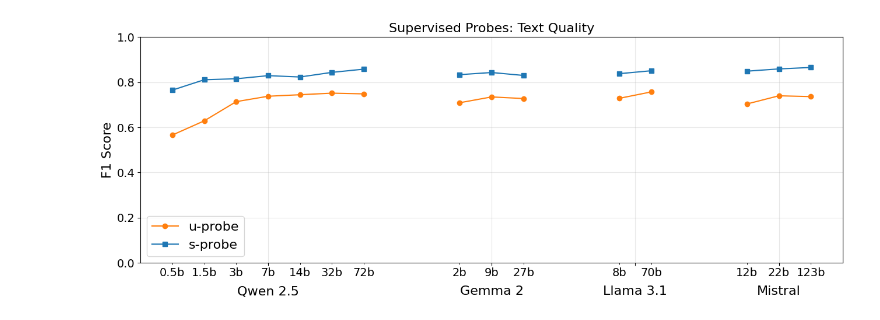
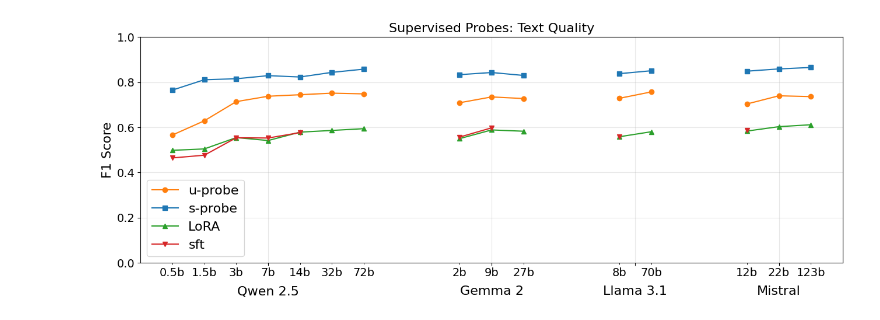
Before and after one commit to maiush/LP-as-a-Judge, a Jupyter notebook: notebooks/s_probe_text_quality.ipynb, the cells around one changed output. Cells and saved outputs as stored; diff of their text form; code cells hidden in the pictures.

Commit message:
add notebooks updating s_probe graphs with finetuning results

```diff
--- a/notebooks/s_probe_text_quality.ipynb
+++ b/notebooks/s_probe_text_quality.ipynb
@@ -25,6 +25,17 @@ probe_u = [df.groupby("model").mean() for df in av_u]
 probe_s = [df.groupby("model").mean() for df in av_s]
 probe_u = sum(probe_u) / len(probe_u)
 probe_s = sum(probe_s) / len(probe_s)
+
+# load finetuning results
+finetuning_results = pd.read_json(f"/workspace/PPairS_results/finetuning_results.jsonl", orient="records", lines=True)
+finetuning_results["model"] = finetuning_results["model"].apply(lambda x: x.replace("-it", ""))
+finetuning_results = finetuning_results[finetuning_results["category"] == "text_quality"].drop(columns=["category"]).reset_index(drop=True)
+models = finetuning_results["model"].unique()
+for model in models:
+    subset = finetuning_results[(finetuning_results["model"] == model) & (finetuning_results["method"] == "full")]
+    if len(subset) == 0:
+        finetuning_results.loc[len(finetuning_results)] = ["full", model, float('nan')]
+finetuning_results = finetuning_results.set_index("model")
 # %%
 # create plot
 fig, ax = plt.subplots(figsize=(13, 5))
@@ -48,36 +59,36 @@ for family, models in families.items():
     s_scores = probe_s.loc[models, "avg_f1"].values
     # plot lines
     ax.plot(xcoords, u_scores, marker="o", label="u-probe" if x_pos == 0 else "", color=colours["u-probe"])
     ax.plot(xcoords, s_scores, marker="s", label="s-probe" if x_pos == 0 else "", color=colours["s-probe"])
     # plot finetuning results
-    # if family == "gemma":
-    #     ax.plot(xcoords, [0.52, 0.59, 0.69], marker="^", label="LoRA", color=colours["lora"])
-    #     ax.plot(xcoords, [0.44, 0.58, 0.64], marker="D", label="SFT", color=colours["sft"])
+    lora_scores = finetuning_results[finetuning_results["method"] == "lora"].loc[models, "f1"].values
+    ax.plot(xcoords, lora_scores, marker="^", label="LoRA" if x_pos == 0 else "", color=colours["lora"])
+    full_scores = finetuning_results[finetuning_results["method"] == "full"].loc[models, "f1"].values
+    ax.plot(xcoords, full_scores, marker="v", label="sft" if x_pos == 0 else "", color=colours["sft"])
     # labels
     xticks.append(x_pos + len(models)/2 - 0.5)
     xlabels.append(family_full[family])
     # add minor ticks for model sizes
     for i, model in enumerate(models):
         minor_xticks.append(x_pos + i)
         size = model.split('-')[-1]
         minor_xticklabels.append(size)
     # update xpos
     x_pos += len(models) + 2 # add gap between families
 # customise plot
 ax.xaxis.remove_overlapping_locs = False
 ax.set_xticks(xticks)
 ax.set_xticklabels(xlabels, fontsize=16, y=-0.075)
 ax.set_xticks(minor_xticks, minor=True)
 ax.set_xticklabels(minor_xticklabels, minor=True, fontsize=14)
 ax.set_ylabel("F1 Score", fontsize=16)
 ax.set_ylim(0, 1)
 ax.grid(True, alpha=0.3)
 ax.legend(fontsize=16)
 ax.tick_params(axis='y', labelsize=14)
 ax.set_title("Supervised Probes: Text Quality", fontsize=16)
 plt.tight_layout()
-# plt.savefig(f"{graph_path}/supervised_probes_text_quality.png", dpi=400)
-# plt.close()
+plt.savefig(f"{GRAPH_PATH}/supervised_probes_text_quality.png", dpi=400)
 plt.show()
 # %% [output]
-[figure, old version]
+[figure, new version]
```
Also changed, not shown: 2 other files.
